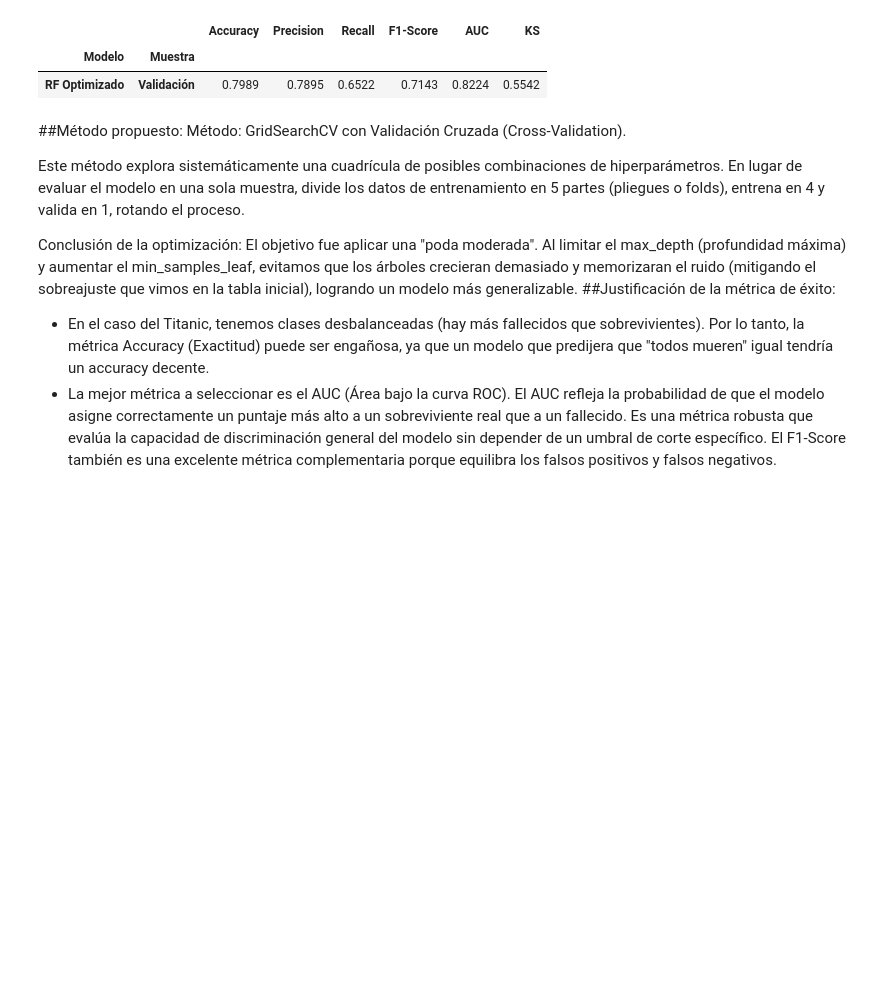
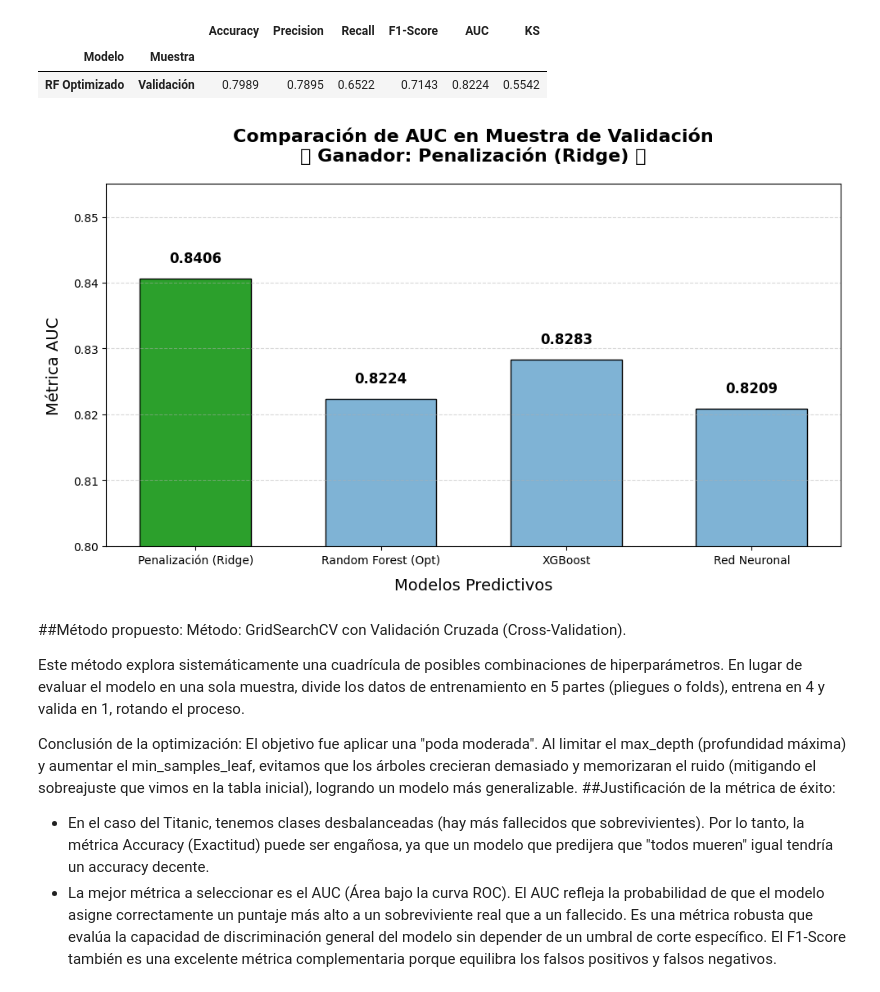
Before and after one commit to gaboproyectos93/Evaluacion-u2-titanic, a Jupyter notebook: Evaluacion_u2_titanic.ipynb, the cells around one changed output. Cells and saved outputs as stored; diff of their text form; code cells hidden in the pictures; blank space fills up the shorter version.

```diff
--- a/Evaluacion_u2_titanic.ipynb
+++ b/Evaluacion_u2_titanic.ipynb
@@ -570,6 +580,41 @@ display(df_opt.set_index(['Modelo', 'Muestra']))
 |  |  | Accuracy | Precision | Recall | F1-Score | AUC | KS |
 | Modelo | Muestra |  |  |  |  |  |  |
 | RF Optimizado | Validación | 0.7989 | 0.7895 | 0.6522 | 0.7143 | 0.8224 | 0.5542 |
+# %%
+# 1. Los datos de AUC en la etapa de Validación (basado en los resultados obtenidos)
+modelos = ['Penalización (Ridge)', 'Random Forest (Opt)', 'XGBoost', 'Red Neuronal']
+auc_valores = [0.8406, 0.8224, 0.8283, 0.8209]
+
+# 2. Configuración del gráfico
+plt.figure(figsize=(10, 6))
+
+# Pintamos el ganador de verde y el resto de azul grisáceo
+colores = ['#2ca02c' if m == 'Penalización (Ridge)' else '#7fb3d5' for m in modelos]
+
+# Creamos las barras
+barras = plt.bar(modelos, auc_valores, color=colores, edgecolor='black', width=0.6)
+
+# 3. Agregamos el número exacto del AUC sobre cada barra
+for barra in barras:
+    yval = barra.get_height()
+    plt.text(barra.get_x() + barra.get_width()/2, yval + 0.002,
+             f'{yval:.4f}', ha='center', va='bottom', fontsize=12, fontweight='bold')
+
+# 4. Títulos y etiquetas (con la "coronación" del Ridge)
+plt.title('Comparación de AUC en Muestra de Validación\n🏆 Ganador: Penalización (Ridge) 🏆',
+          fontsize=16, fontweight='bold', pad=20)
+plt.xlabel('Modelos Predictivos', fontsize=14, labelpad=10)
+plt.ylabel('Métrica AUC', fontsize=14, labelpad=10)
+
+# Ajustamos el límite del eje Y (entre 0.80 y 0.86) para que las diferencias se noten bien a la vista
+plt.ylim(0.80, 0.855)
+plt.grid(axis='y', linestyle='--', alpha=0.5)
+
+# Mostrar el gráfico
+plt.tight_layout()
+plt.show()
+# %% [output]
+[figure, added]
 # %% [markdown]
 ##Método propuesto:
 Método: GridSearchCV con Validación Cruzada (Cross-Validation).
```
Also changed, not shown: parts of 1 cell of this notebook.
